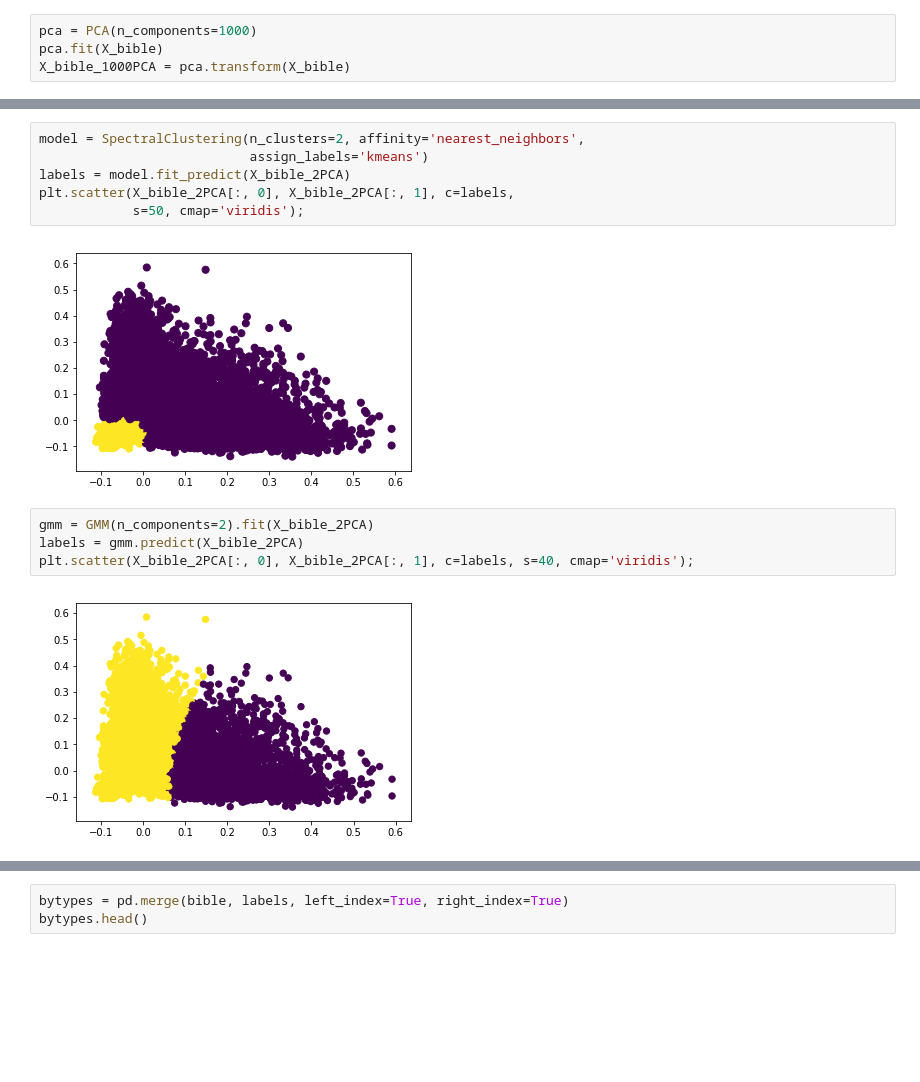
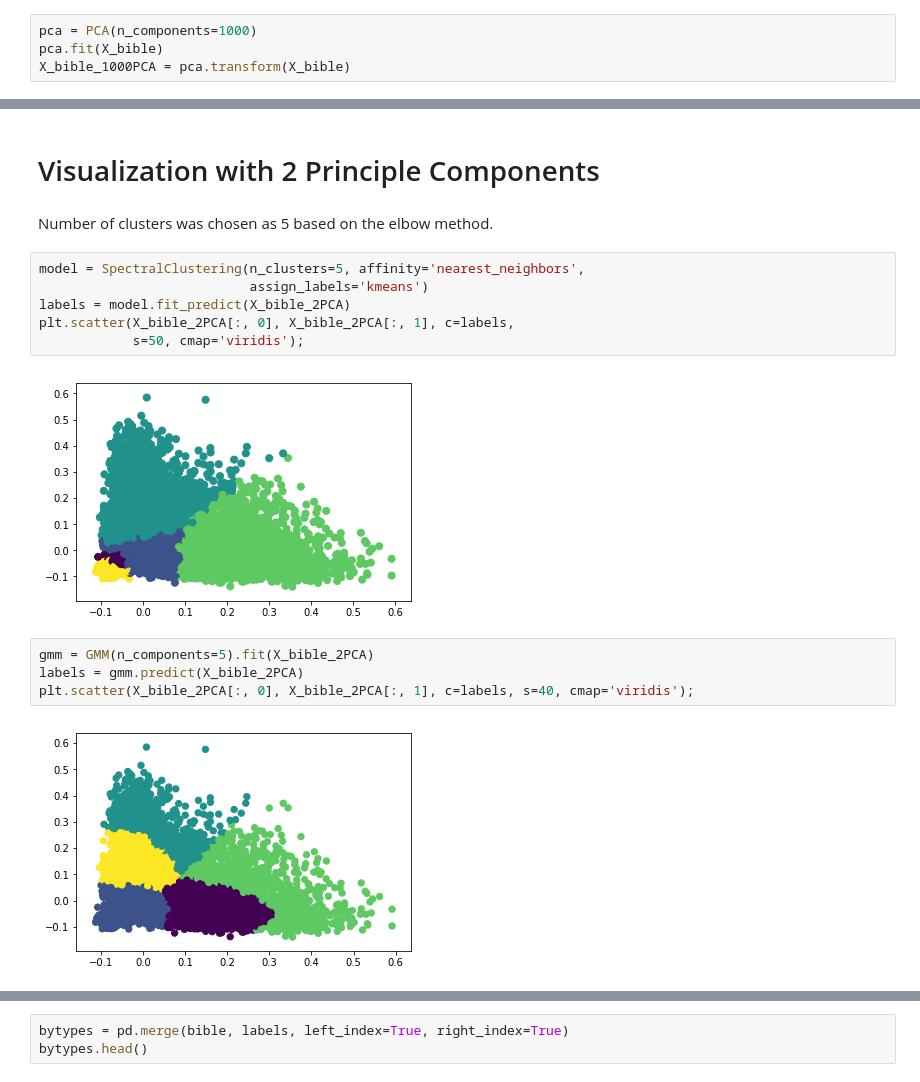
Before and after one commit to Gavin-Whitesitt/Project-2, a Jupyter notebook: Problem #3 Bible.ipynb, the cells around one changed output, grey strips where cells are left out. Saved outputs shown, nothing was run; the diff lists cells and outputs as text; blank space fills up the shorter version.

```diff
--- a/Problem #3 Bible.ipynb
+++ b/Problem #3 Bible.ipynb
@@ -167,14 +235,18 @@ X_bible_1000PCA = pca.transform(X_bible)
+# %% [markdown]
+# Visualization with 2 Principle Components
+# %% [markdown]
+Number of clusters was chosen as 5 based on the elbow method.
 # %%
-model = SpectralClustering(n_clusters=2, affinity='nearest_neighbors',
+model = SpectralClustering(n_clusters=5, affinity='nearest_neighbors',
                            assign_labels='kmeans')
 labels = model.fit_predict(X_bible_2PCA)
 plt.scatter(X_bible_2PCA[:, 0], X_bible_2PCA[:, 1], c=labels,
             s=50, cmap='viridis');
 # %% [output]
-[figure, old version]
+[figure, new version]
 # %%
-gmm = GMM(n_components=2).fit(X_bible_2PCA)
+gmm = GMM(n_components=5).fit(X_bible_2PCA)
 labels = gmm.predict(X_bible_2PCA)
 plt.scatter(X_bible_2PCA[:, 0], X_bible_2PCA[:, 1], c=labels, s=40, cmap='viridis');
 # %% [output]
-[figure, old version]
+[figure, new version]
```
Also changed, not shown: parts of 76 cells of this notebook, 2 other files.
